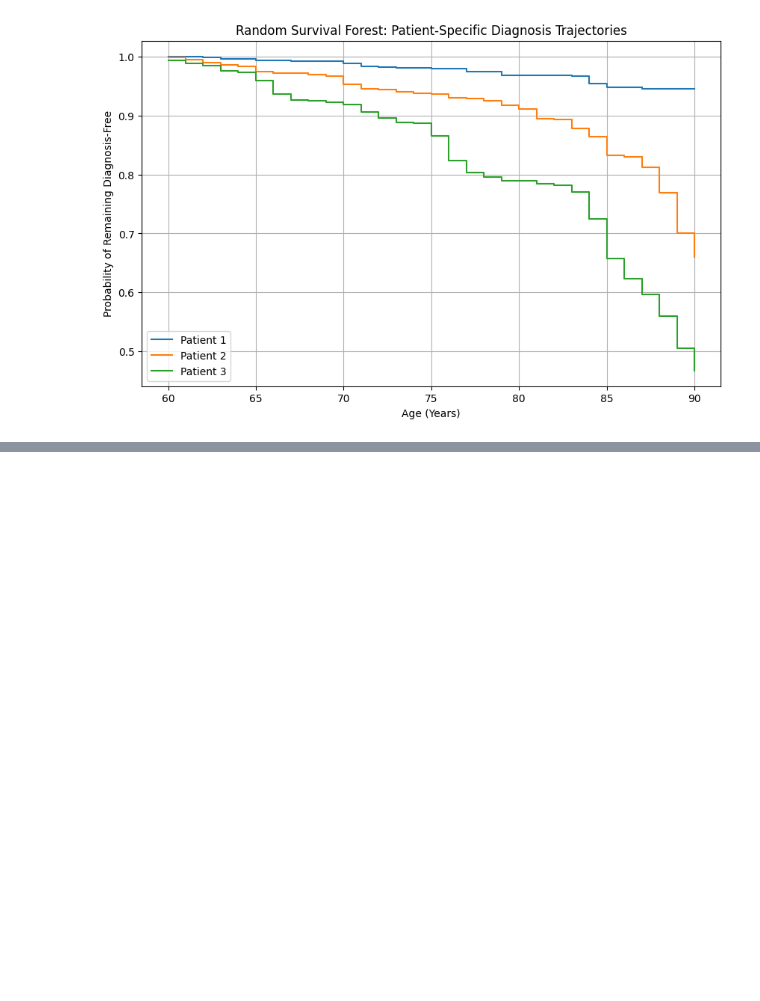
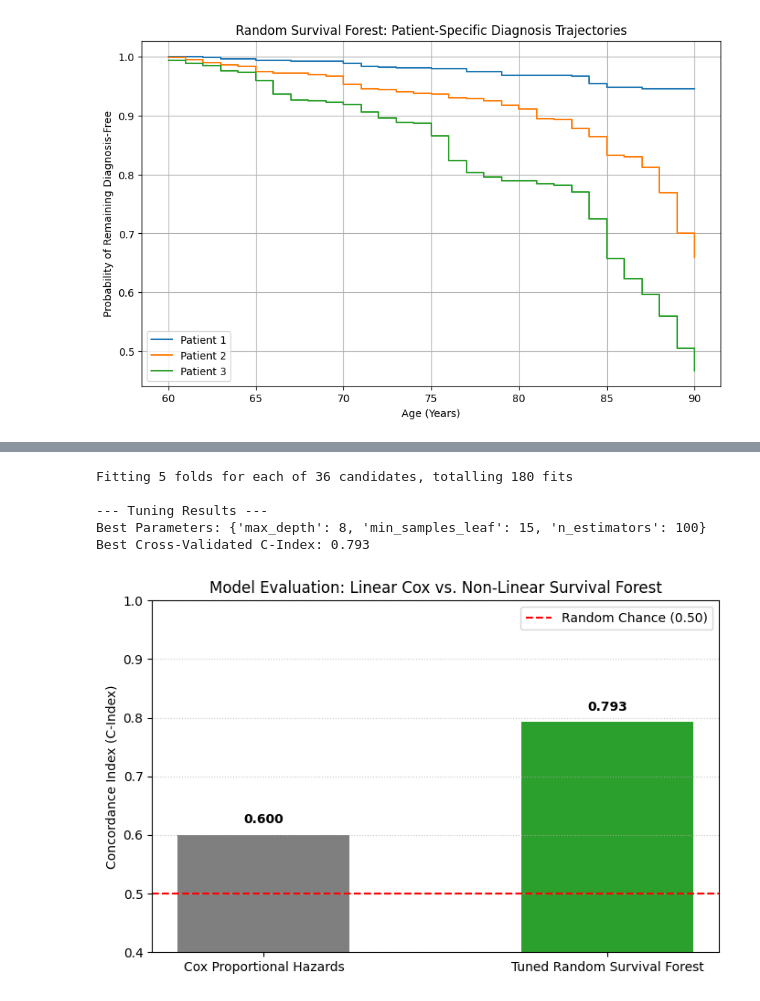
Before and after one commit to saradindu-chaudhuri/SC, a Jupyter notebook: CHeBA_Interpretable_ML_Alzheimers.ipynb, the cells around one changed output, grey strips where cells are left out. Drawn from its saved outputs; the diff is of its cells as text; code cells hidden in the pictures; blank space fills up the shorter version.

```diff
--- a/CHeBA_Interpretable_ML_Alzheimers.ipynb
+++ b/CHeBA_Interpretable_ML_Alzheimers.ipynb
@@ -286,0 +327,59 @@ plt.show()
+# %%
+from sklearn.model_selection import GridSearchCV
+
+# Define parameter grid to explore
+param_grid = {
+    'n_estimators': [50, 100, 150],
+    'max_depth': [3, 5, 8, None],
+    'min_samples_leaf': [5, 10, 15]
+}
+
+# Base model
+rsf_base = RandomSurvivalForest(random_state=42, n_jobs=-1)
+
+# Set up GridSearchCV using 5 folds
+grid_search = GridSearchCV(
+    estimator=rsf_base,
+    param_grid=param_grid,
+    cv=5,
+    n_jobs=-1,
+    verbose=1
+)
+
+# Fit Grid Search
+grid_search.fit(X_surv, y_surv)
+
+print("\n--- Tuning Results ---")
+print(f"Best Parameters: {grid_search.best_params_}")
+print(f"Best Cross-Validated C-Index: {grid_search.best_score_:.3f}")
+# %% [output]
+Fitting 5 folds for each of 36 candidates, totalling 180 fits
+
+--- Tuning Results ---
+Best Parameters: {'max_depth': 8, 'min_samples_leaf': 15, 'n_estimators': 100}
+Best Cross-Validated C-Index: 0.793
+# %%
+import matplotlib.pyplot as plt
+
+# Comparison Metrics
+models = ['Cox Proportional Hazards', 'Tuned Random Survival Forest']
+c_indices = [0.600, 0.793]
+
+plt.figure(figsize=(8, 5))
+bars = plt.bar(models, c_indices, color=['#7f7f7f', '#2ca02c'], width=0.5)
+
+plt.ylabel('Concordance Index (C-Index)')
+plt.title('Model Evaluation: Linear Cox vs. Non-Linear Survival Forest')
+plt.ylim(0.4, 1.0)
+plt.axhline(0.5, color='red', linestyle='--', label='Random Chance (0.50)')
+
+# Add value labels on top of bars
+for bar in bars:
+    yval = bar.get_height()
+    plt.text(bar.get_x() + bar.get_width()/2, yval + 0.015, f'{yval:.3f}', ha='center', va='bottom', fontweight='bold')
+
+plt.legend()
+plt.grid(axis='y', linestyle=':', alpha=0.7)
+plt.show()
+# %% [output]
+[figure, added]
```
Also changed, not shown: parts of 4 cells of this notebook.
